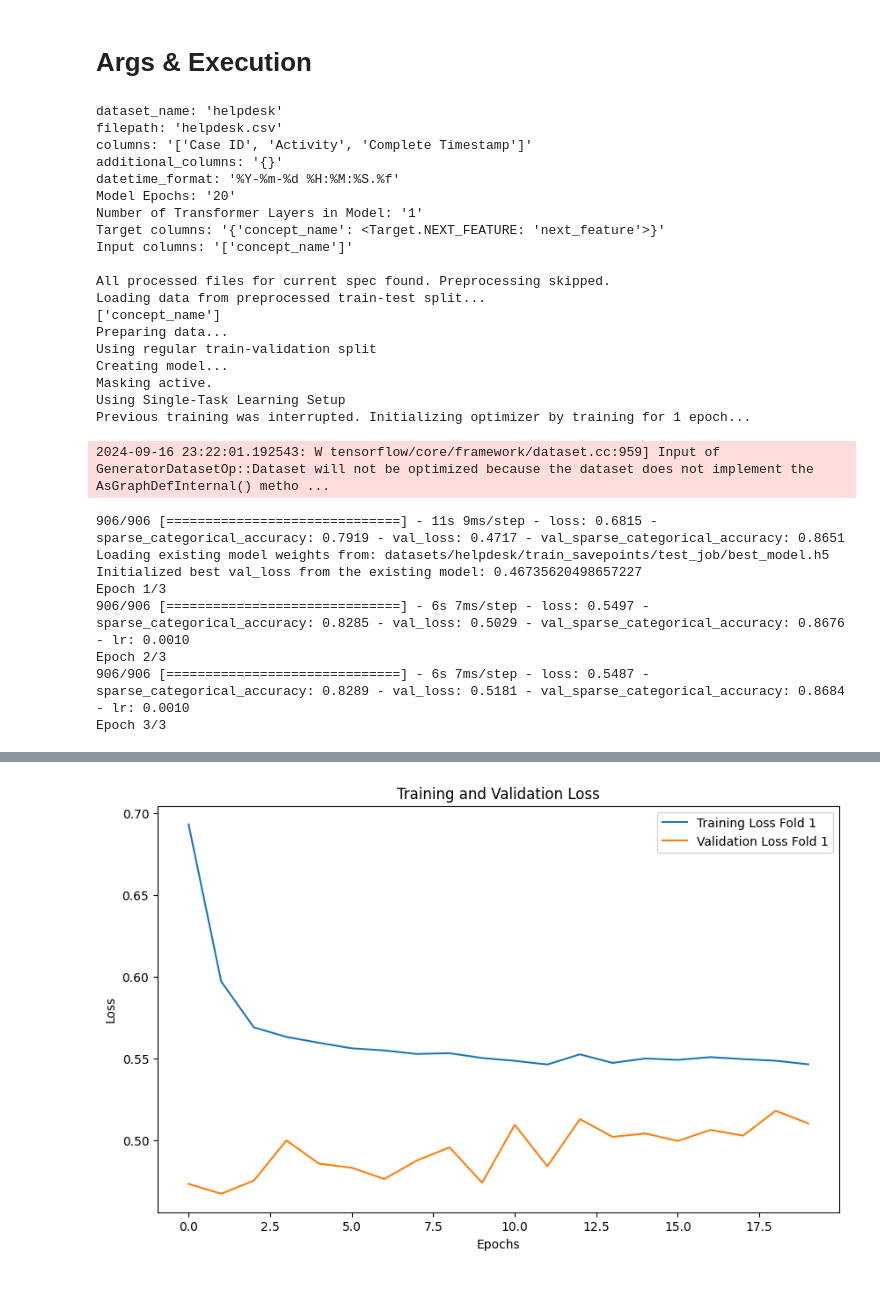
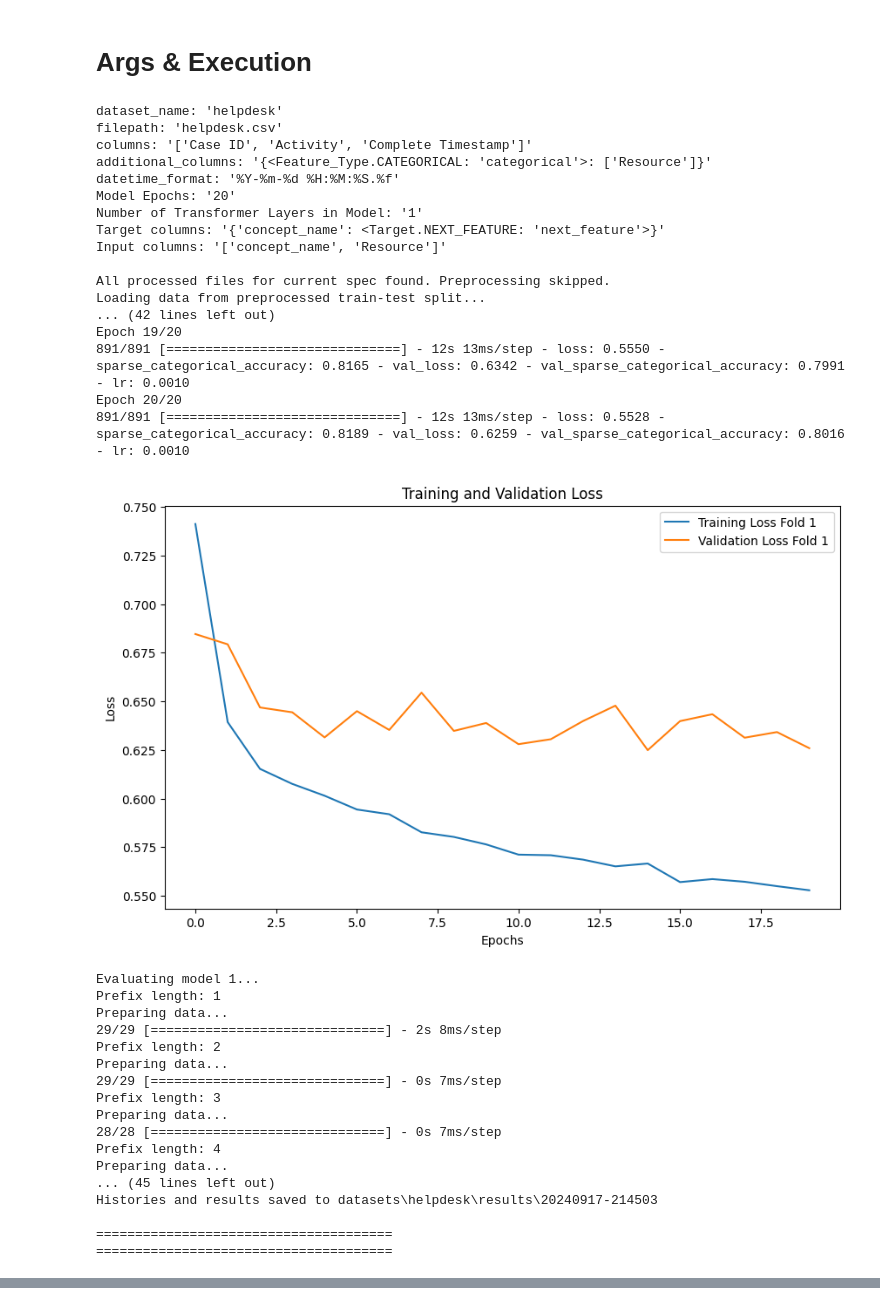
Before and after one commit to venividivincii/MasterThesis, a Jupyter notebook: MultiTaskTransformer/main.ipynb, the cells around one changed output, grey strips where cells are left out. Drawn from its saved outputs; the diff is of its cells as text; code cells hidden in the pictures.

```diff
--- a/MultiTaskTransformer/main.ipynb
+++ b/MultiTaskTransformer/main.ipynb
@@ -837,16 +831,16 @@ args_helpdesk = {
         "dataset_name": "helpdesk",
         "filepath": "helpdesk.csv",
         "columns": ["Case ID", "Activity", "Complete Timestamp"],
-        "additional_columns": {},
+        "additional_columns": {Feature_Type.CATEGORICAL: ["Resource"]},
         "datetime_format": "%Y-%m-%d %H:%M:%S.%f",
         "model_epochs": 20,
         "warmup_epochs": 0,
         "model_num_layers": 1,
         "target_columns": {"Activity": Target.NEXT_FEATURE},
-        "input_columns": ["Activity"],
+        "input_columns": ["Activity", "Resource"],
         "temporal_features": {Temporal_Feature.DAY_OF_WEEK: False, Temporal_Feature.HOUR_OF_DAY: False},
         "model_architecture": Model_Architecture.COMMON_POSEMBS_TRANSF,
-        "sorting": True,
+        "sorting": False,
         "cross_val": False
         }
 
@@ -928,48 +922,55 @@ args_bpi_2020 = {
         "warmup_epochs": 10,
         "model_num_layers": 1,
         "target_columns": {"concept:name": Target.NEXT_FEATURE},
         "input_columns": ["concept:name"],
         "temporal_features": {Temporal_Feature.DAY_OF_WEEK: False, Temporal_Feature.HOUR_OF_DAY: False},
         "model_architecture": Model_Architecture.COMMON_POSEMBS_TRANSF,
         "sorting": True,
         "cross_val": False
         }
 
 # [args_helpdesk, args_sepsis, args_bpi_2012, args_bpi_2013, args_bpi_2015_1, args_bpi_2020]
 
 # processing_queue = [args_bpi_2012, args_bpi_2013, args_bpi_2015_1, args_bpi_2020]
 # for dataset in processing_queue:
 #     run(dataset)
 
 run("test_job", args_helpdesk)
 # preprocess(args_bpi_2020)
 # save_csv(args_bpi_2020)
 # %% [output]
 dataset_name: 'helpdesk'
 filepath: 'helpdesk.csv'
 columns: '['Case ID', 'Activity', 'Complete Timestamp']'
-additional_columns: '{}'
+additional_columns: '{<Feature_Type.CATEGORICAL: 'categorical'>: ['Resource']}'
 datetime_format: '%Y-%m-%d %H:%M:%S.%f'
 Model Epochs: '20'
 Number of Transformer Layers in Model: '1'
 Target columns: '{'concept_name': <Target.NEXT_FEATURE: 'next_feature'>}'
-Input columns: '['concept_name']'
+Input columns: '['concept_name', 'Resource']'
 
 All processed files for current spec found. Preprocessing skipped.
 Loading data from preprocessed train-test split...
-['concept_name']
-Preparing data...
-Using regular train-validation split
-Creating model...
-Masking active.
-Using Single-Task Learning Setup
-Previous training was interrupted. Initializing optimizer by training for 1 epoch...
+... (42 lines left out)
+Epoch 19/20
+891/891 [==============================] - 12s 13ms/step - loss: 0.5550 - sparse_categorical_accuracy: 0.8165 - val_loss: 0.6342 - val_sparse_categorical_accuracy: 0.7991 - lr: 0.0010
+Epoch 20/20
+891/891 [==============================] - 12s 13ms/step - loss: 0.5528 - sparse_categorical_accuracy: 0.8189 - val_loss: 0.6259 - val_sparse_categorical_accuracy: 0.8016 - lr: 0.0010
+[figure, new version]
-2024-09-16 23:22:01.192543: W tensorflow/core/framework/dataset.cc:959] Input of GeneratorDatasetOp::Dataset will not be optimized because the dataset does not implement the AsGraphDefInternal() metho ...
+Evaluating model 1...
+Prefix length: 1
+Preparing data...
+29/29 [==============================] - 2s 8ms/step
+Prefix length: 2
+Preparing data...
+29/29 [==============================] - 0s 7ms/step
+Prefix length: 3
+Preparing data...
+28/28 [==============================] - 0s 7ms/step
+Prefix length: 4
+Preparing data...
+... (45 lines left out)
+Histories and results saved to datasets\helpdesk\results\20240917-214503
+
+======================================
+======================================
-906/906 [==============================] - 11s 9ms/step - loss: 0.6815 - sparse_categorical_accuracy: 0.7919 - val_loss: 0.4717 - val_sparse_categorical_accuracy: 0.8651
-Loading existing model weights from: datasets/helpdesk/train_savepoints/test_job/best_model.h5
-Initialized best val_loss from the existing model: 0.46735620498657227
-Epoch 1/3
-906/906 [==============================] - 6s 7ms/step - loss: 0.5497 - sparse_categorical_accuracy: 0.8285 - val_loss: 0.5029 - val_sparse_categorical_accuracy: 0.8676 - lr: 0.0010
-Epoch 2/3
-906/906 [==============================] - 6s 7ms/step - loss: 0.5487 - sparse_categorical_accuracy: 0.8289 - val_loss: 0.5181 - val_sparse_categorical_accuracy: 0.8684 - lr: 0.0010
-Epoch 3/3
@@ -978 +976,0 @@ Epoch 3/3
-[figure, old version]
```
Also changed, not shown: parts of 2 cells of this notebook, 5 other files.
